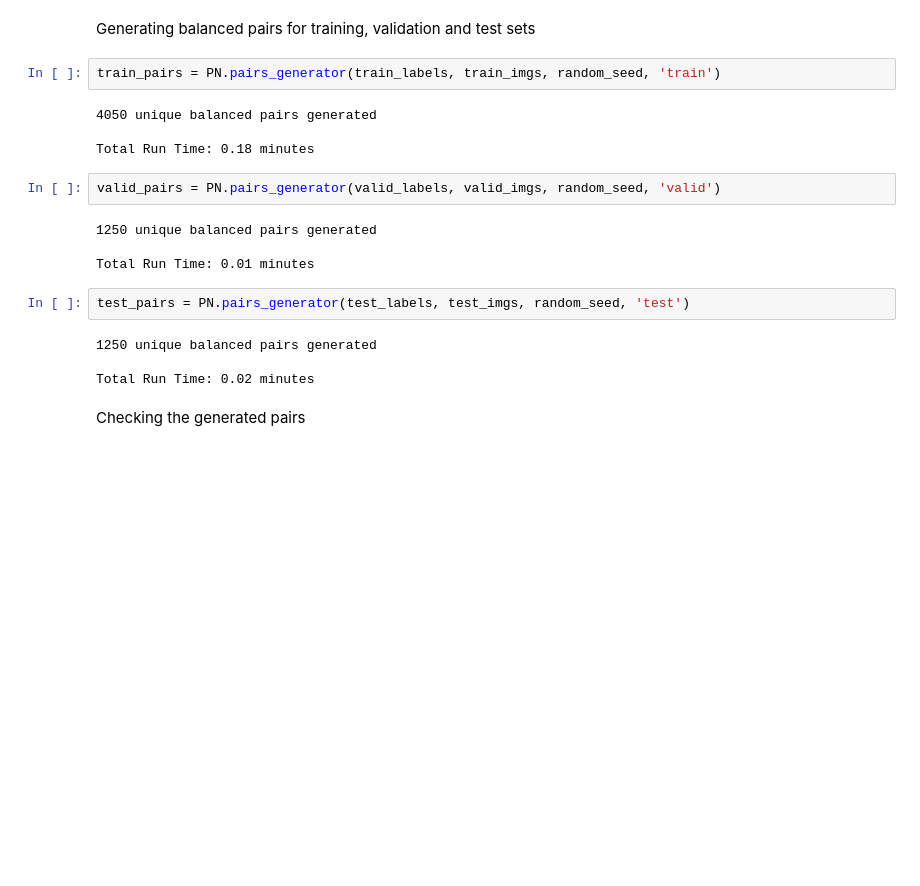
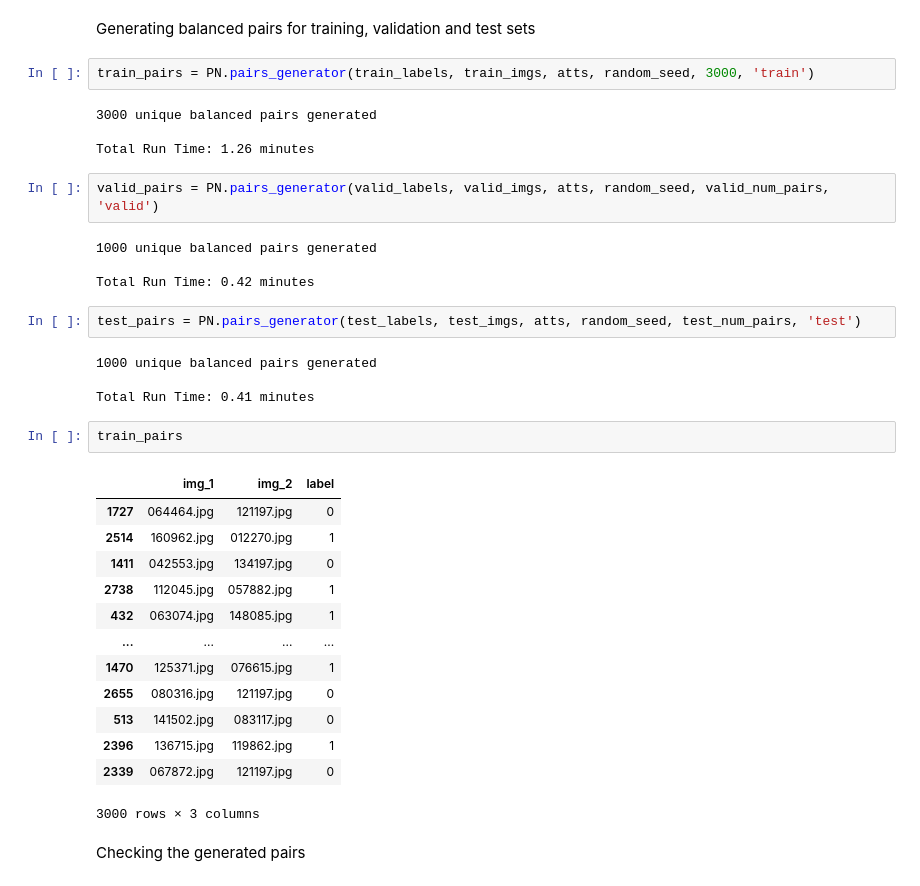
Before and after one commit to petr-ngn/ML_Siamese_Neural_Networks, a Jupyter notebook: 02_Balanced_pairs.ipynb, the cells around one changed output. Drawn from its saved outputs; the diff is of its cells as text; blank space fills up the shorter version.

```diff
--- a/02_Balanced_pairs.ipynb
+++ b/02_Balanced_pairs.ipynb
@@ -62,23 +80,39 @@ Number of images in the test set: 675
 # %% [markdown]
 Generating balanced pairs for training, validation and test sets
 # %%
-train_pairs = PN.pairs_generator(train_labels, train_imgs, random_seed, 'train')
+train_pairs = PN.pairs_generator(train_labels, train_imgs, atts, random_seed, 3000, 'train')
 # %% [output]
-4050 unique balanced pairs generated
+3000 unique balanced pairs generated
 
-Total Run Time: 0.18 minutes
+Total Run Time: 1.26 minutes
 # %%
-valid_pairs = PN.pairs_generator(valid_labels, valid_imgs, random_seed, 'valid')
+valid_pairs = PN.pairs_generator(valid_labels, valid_imgs, atts, random_seed, valid_num_pairs, 'valid')
 # %% [output]
-1250 unique balanced pairs generated
+1000 unique balanced pairs generated
 
-Total Run Time: 0.01 minutes
+Total Run Time: 0.42 minutes
 # %%
-test_pairs = PN.pairs_generator(test_labels, test_imgs, random_seed, 'test')
+test_pairs = PN.pairs_generator(test_labels, test_imgs, atts, random_seed, test_num_pairs, 'test')
 # %% [output]
-1250 unique balanced pairs generated
+1000 unique balanced pairs generated
 
-Total Run Time: 0.02 minutes
+Total Run Time: 0.41 minutes
+# %%
+train_pairs
+# %% [output]
+|  | img_1 | img_2 | label |
+| 1727 | 064464.jpg | 121197.jpg | 0 |
+| 2514 | 160962.jpg | 012270.jpg | 1 |
+| 1411 | 042553.jpg | 134197.jpg | 0 |
+| 2738 | 112045.jpg | 057882.jpg | 1 |
+| 432 | 063074.jpg | 148085.jpg | 1 |
+| ... | ... | ... | ... |
+| 1470 | 125371.jpg | 076615.jpg | 1 |
+| 2655 | 080316.jpg | 121197.jpg | 0 |
+| 513 | 141502.jpg | 083117.jpg | 0 |
+| 2396 | 136715.jpg | 119862.jpg | 1 |
+| 2339 | 067872.jpg | 121197.jpg | 0 |
+3000 rows × 3 columns
 # %% [markdown]
 Checking the generated pairs
 # %%
```
Also changed, not shown: parts of 12 cells of this notebook.
